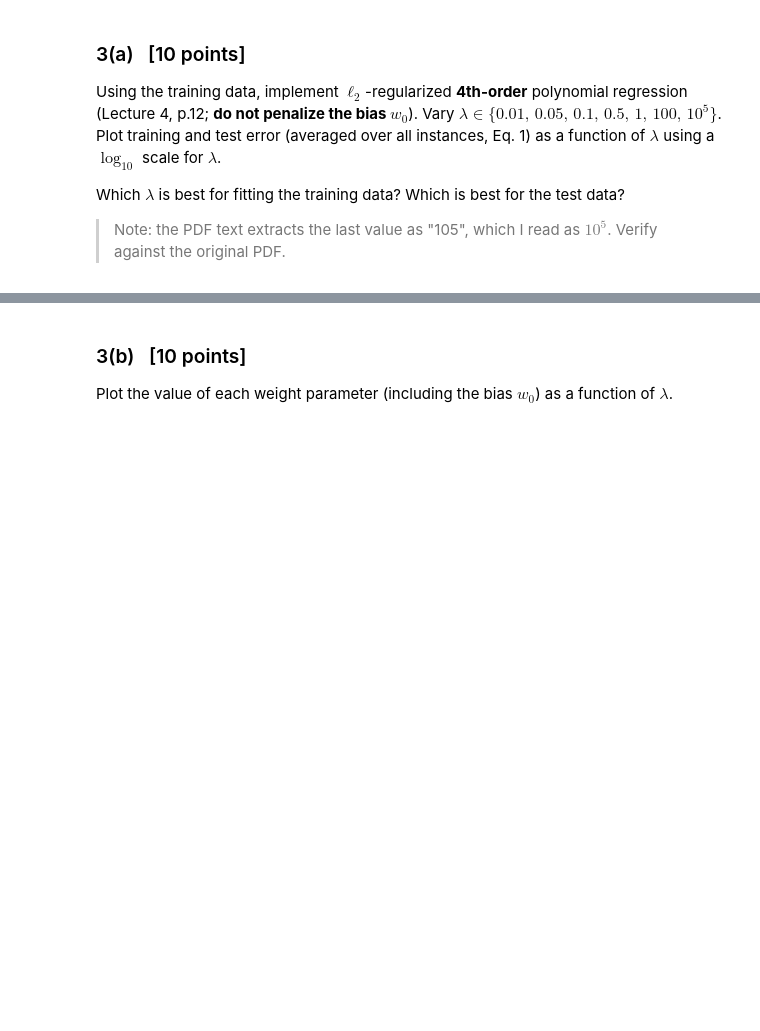
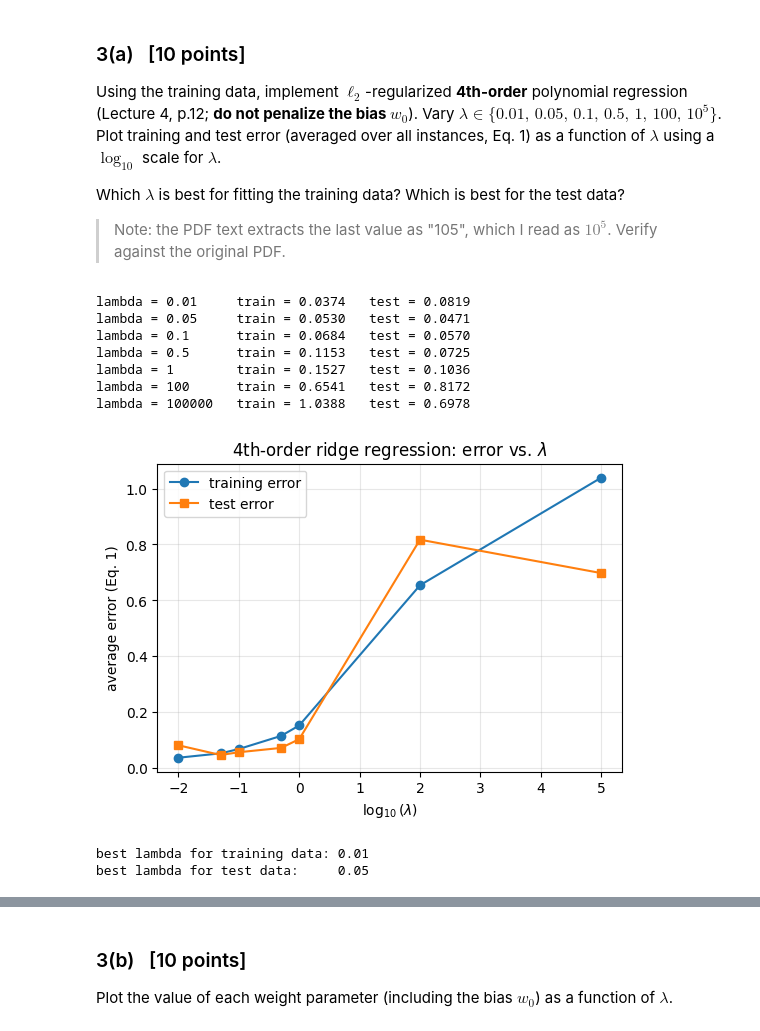
Before and after one commit to issarmank/cs4451-assignment-1, a Jupyter notebook: assignment1.ipynb, the cells around one changed output, grey strips where cells are left out. Saved outputs shown, nothing was run; the diff lists cells and outputs as text; code cells hidden in the pictures; blank space fills up the shorter version.

```diff
--- a/assignment1.ipynb
+++ b/assignment1.ipynb
@@ -42,8 +44,9 @@ def fit_linear_regression(X, y):
 
 def fit_ridge(X, y, lam):
     '''l2-regularized weights (Lecture 4, p.12). The bias term w0 is NOT penalized.'''
-    # TODO
-    raise NotImplementedError
+    D = np.eye(X.shape[1])
+    D[0, 0] = 0                                  # do not penalize the bias w0
+    return np.linalg.solve(X.T @ X + lam * D, X.T @ y)
 
 
 def avg_error(X, y, w):
@@ -298,9 +288,40 @@ Which $\lambda$ is best for fitting the training data? Which is best for the tes
 > Note: the PDF text extracts the last value as "105", which I read as $10^5$. Verify against the original PDF.
 # %%
 lambdas = [0.01, 0.05, 0.1, 0.5, 1, 100, 1e5]
+order = 4
 
-# TODO: for each lambda fit ridge on training data (order 4), store weights + train/test error
-# TODO: plot errors vs log10(lambda)
+Xtr, Xte = design_matrix(xtr, order), design_matrix(xte, order)
+ws, train_errs, test_errs = [], [], []
+for lam in lambdas:
+    w = fit_ridge(Xtr, ytr, lam)                 # fit on TRAINING data only
+    ws.append(w)
+    train_errs.append(avg_error(Xtr, ytr, w))
+    test_errs.append(avg_error(Xte, yte, w))
+    print(f"lambda = {lam:<8g} train = {train_errs[-1]:.4f}   test = {test_errs[-1]:.4f}")
+
+log_lams = np.log10(lambdas)
+plt.figure()
+plt.plot(log_lams, train_errs, "o-", label="training error")
+plt.plot(log_lams, test_errs, "s-", label="test error")
+plt.xlabel(r"$\log_{10}(\lambda)$")
+plt.ylabel("average error (Eq. 1)")
+plt.title("4th-order ridge regression: error vs. $\\lambda$")
+plt.legend()
+plt.show()
+
+print("best lambda for training data:", lambdas[int(np.argmin(train_errs))])
+print("best lambda for test data:    ", lambdas[int(np.argmin(test_errs))])
+# %% [output]
+lambda = 0.01     train = 0.0374   test = 0.0819
+lambda = 0.05     train = 0.0530   test = 0.0471
+lambda = 0.1      train = 0.0684   test = 0.0570
+lambda = 0.5      train = 0.1153   test = 0.0725
+lambda = 1        train = 0.1527   test = 0.1036
+lambda = 100      train = 0.6541   test = 0.8172
+lambda = 100000   train = 1.0388   test = 0.6978
+[figure, added]
+best lambda for training data: 0.01
+best lambda for test data:     0.05
 # %% [markdown]
 **Answer:**
 
```
Also changed, not shown: parts of 13 cells of this notebook.
